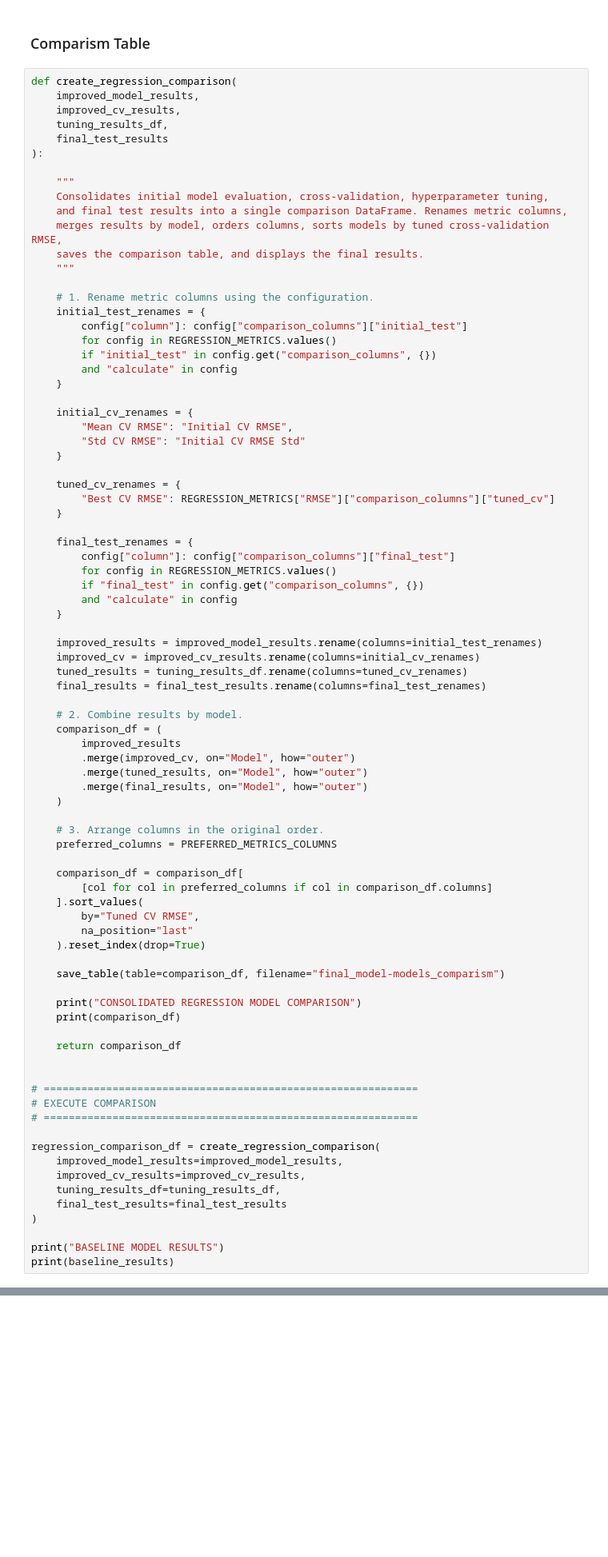
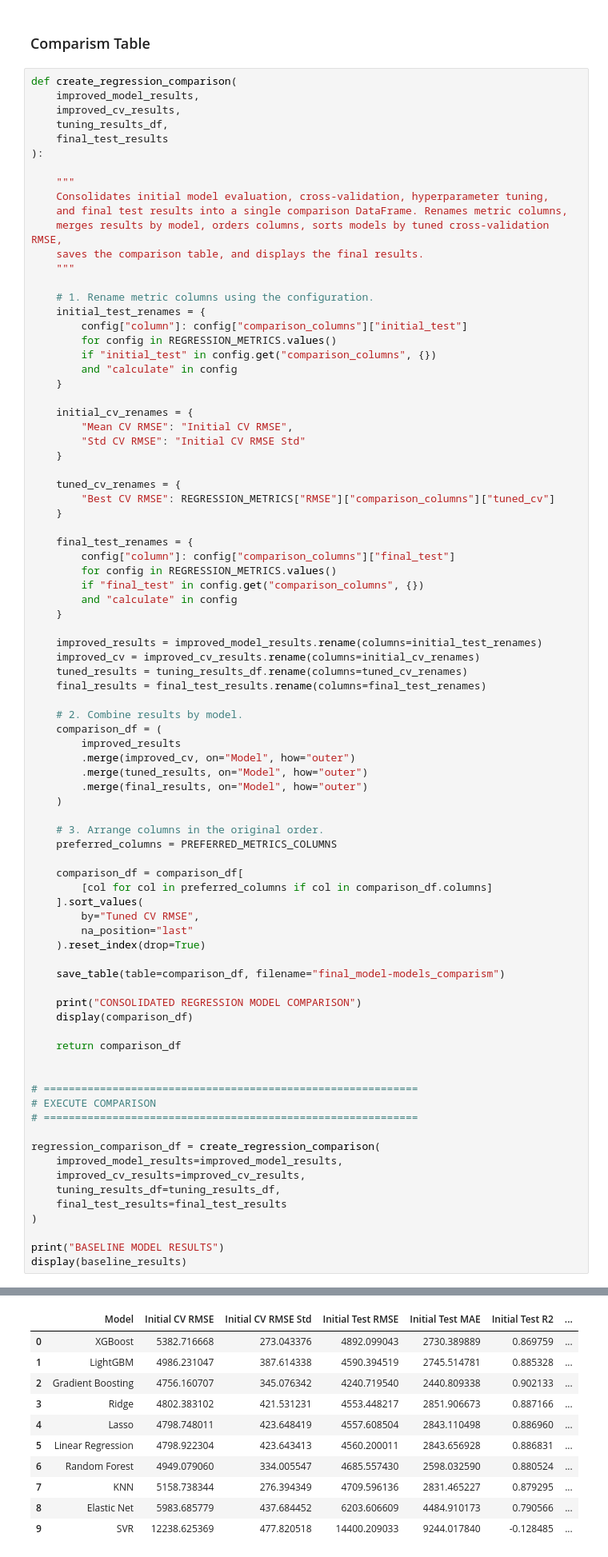
Before and after one commit to samuelablorh/medical-insurance-cost-prediction, a Jupyter notebook: notebooks/medical_insurance_cost_prediction.ipynb, the cells around one changed output, grey strips where cells are left out. Shown at 80% size. Drawn from its saved outputs; the diff is of its cells as text; blank space fills up the shorter version.

```diff
--- a/notebooks/medical_insurance_cost_prediction.ipynb
+++ b/notebooks/medical_insurance_cost_prediction.ipynb
@@ -2798,7 +2798,7 @@ def create_regression_comparison(
     save_table(table=comparison_df, filename="final_model-models_comparism")
 
     print("CONSOLIDATED REGRESSION MODEL COMPARISON")
-    print(comparison_df)
+    display(comparison_df)
 
     return comparison_df
 
@@ -2815,7 +2815,7 @@ regression_comparison_df = create_regression_comparison(
 )
 
 print("BASELINE MODEL RESULTS")
-print(baseline_results)
+display(baseline_results)
 # %% [output]
 Table saved to: c:\Users\samuel.ablorh\Repository\Data-Workspace\projects\machine-learning\medical-insurance-cost-prediction\outputs\tables\final_model-models_comparism.csv
 
@@ -2836,0 +2823,11 @@ BASELINE MODEL RESULTS
+|  | Model | Initial CV RMSE | Initial CV RMSE Std | Initial Test RMSE | Initial Test MAE | Initial Test R2 | ... |
+| 0 | XGBoost | 5382.716668 | 273.043376 | 4892.099043 | 2730.389889 | 0.869759 | ... |
+| 1 | LightGBM | 4986.231047 | 387.614338 | 4590.394519 | 2745.514781 | 0.885328 | ... |
+| 2 | Gradient Boosting | 4756.160707 | 345.076342 | 4240.719540 | 2440.809338 | 0.902133 | ... |
+| 3 | Ridge | 4802.383102 | 421.531231 | 4553.448217 | 2851.906673 | 0.887166 | ... |
+| 4 | Lasso | 4798.748011 | 423.648419 | 4557.608504 | 2843.110498 | 0.886960 | ... |
+| 5 | Linear Regression | 4798.922304 | 423.643413 | 4560.200011 | 2843.656928 | 0.886831 | ... |
+| 6 | Random Forest | 4949.079060 | 334.005547 | 4685.557430 | 2598.032590 | 0.880524 | ... |
+| 7 | KNN | 5158.738344 | 276.394349 | 4709.596136 | 2831.465227 | 0.879295 | ... |
+| 8 | Elastic Net | 5983.685779 | 437.684452 | 6203.606609 | 4484.910173 | 0.790566 | ... |
+| 9 | SVR | 12238.625369 | 477.820518 | 14400.209033 | 9244.017840 | -0.128485 | ... |
```
Also changed, not shown: parts of 10 cells of this notebook, 9 other files.
